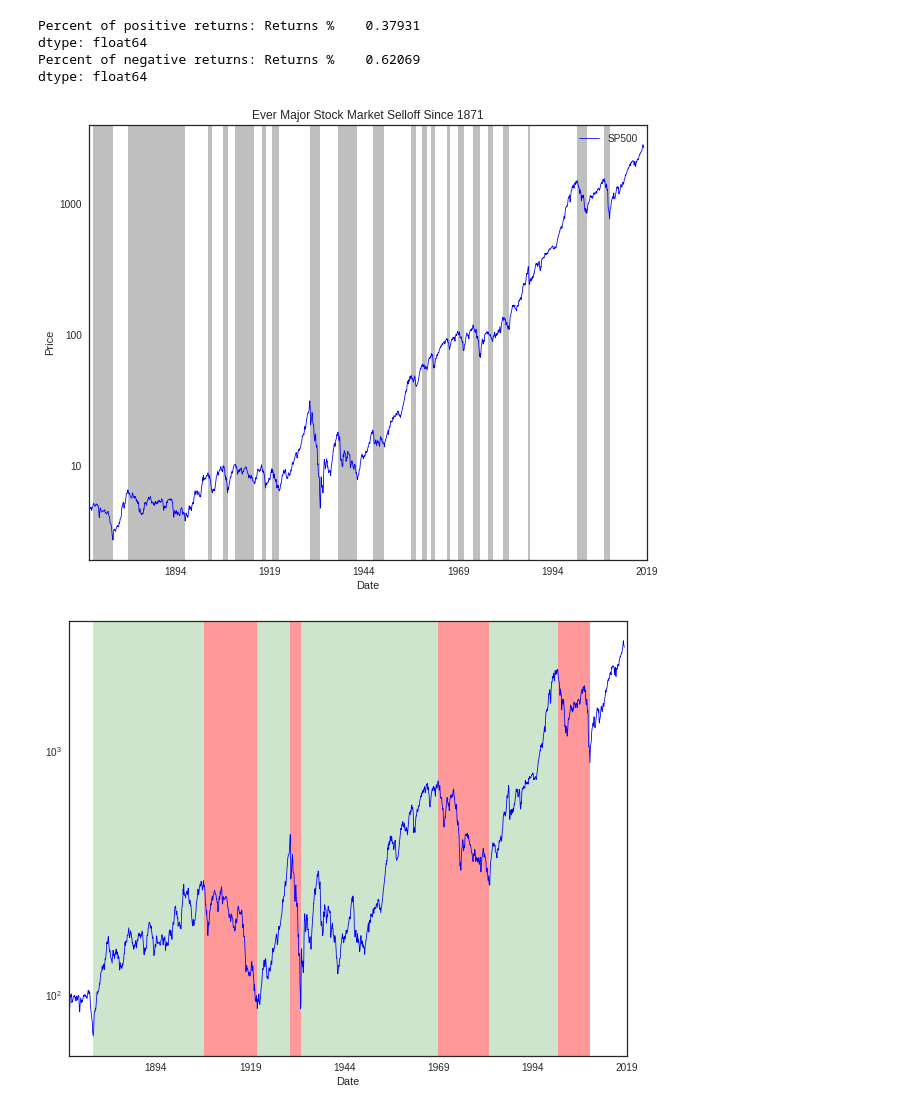
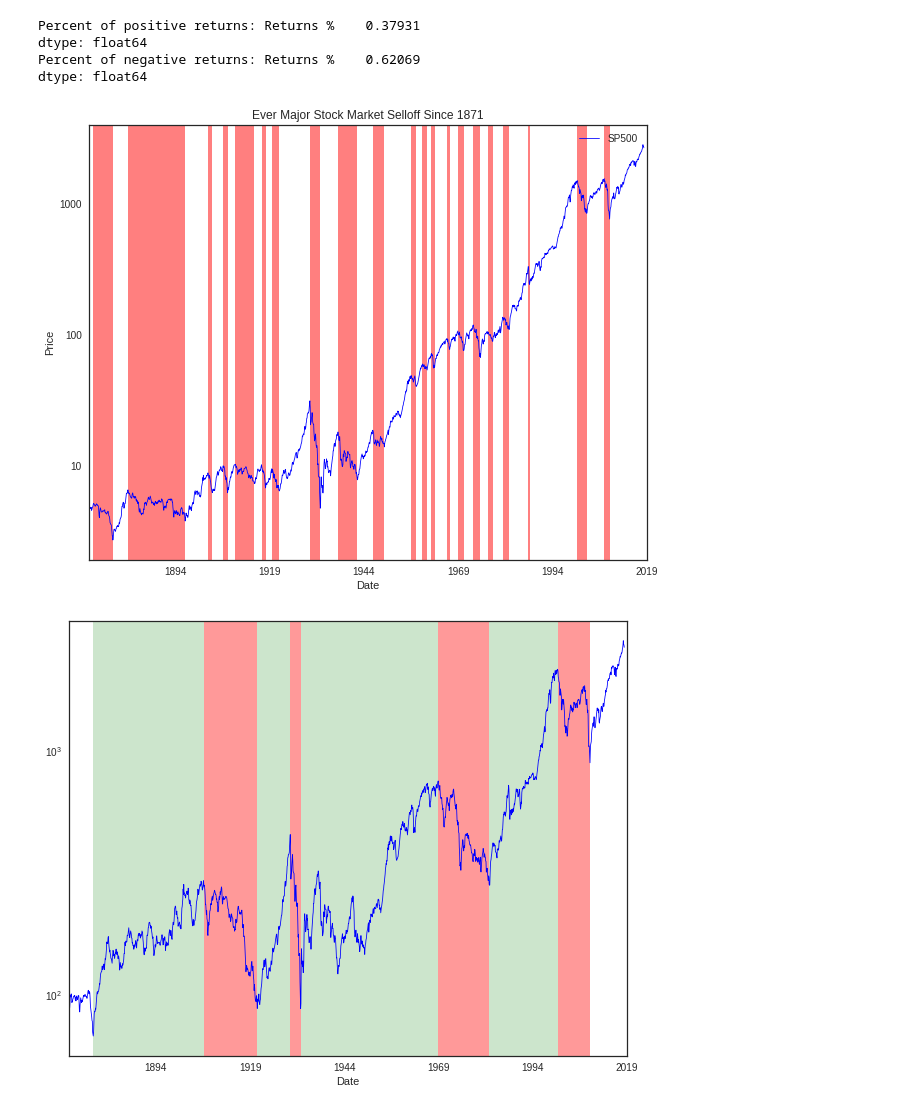
Before and after one commit to LambdaSchool/DS-Unit-1-Sprint-5-Data-Storytelling-Blog-Post, a Jupyter notebook: Data_Storytelling_Project.ipynb, the cells around one changed output. Drawn from its saved outputs; the diff is of its cells as text; code cells hidden in the pictures.

```diff
--- a/Data_Storytelling_Project.ipynb
+++ b/Data_Storytelling_Project.ipynb
@@ -609,44 +599,44 @@ selloff_start22, selloff_end22 = dt.datetime(2007, 10, 1), dt.datetime(2009, 3,
 # %%
 # Plotting largest selloffs with grey
 plt.style.use('seaborn-white')
 
 ax1 = df['SP500'].plot.line(color='b', linewidth=.8, figsize=(10, 8), logy=True, xlim=(dt.datetime(1871,1,1), dt.datetime(2019,1,1)))
 
-plt.axvspan(selloff_start1, selloff_end1, color='grey', alpha=0.5, lw=0)
-plt.axvspan(selloff_start2, selloff_end2, color='grey', alpha=0.5, lw=0)
-plt.axvspan(selloff_start3, selloff_end3, color='grey', alpha=0.5, lw=0)
-plt.axvspan(selloff_start4, selloff_end4, color='grey', alpha=0.5, lw=0)
-plt.axvspan(selloff_start5, selloff_end5, color='grey', alpha=0.5, lw=0)
-plt.axvspan(selloff_start6, selloff_end6, color='grey', alpha=0.5, lw=0)
-plt.axvspan(selloff_start7, selloff_end7, color='grey', alpha=0.5, lw=0)
-plt.axvspan(selloff_start8, selloff_end8, color='grey', alpha=0.5, lw=0)
-plt.axvspan(selloff_start9, selloff_end9, color='grey', alpha=0.5, lw=0)
-plt.axvspan(selloff_start10, selloff_end10, color='grey', alpha=0.5, lw=0)
-plt.axvspan(selloff_start11, selloff_end11, color='grey', alpha=0.5, lw=0)
-plt.axvspan(selloff_start12, selloff_end12, color='grey', alpha=0.5, lw=0)
-plt.axvspan(selloff_start13, selloff_end13, color='grey', alpha=0.5, lw=0)
-plt.axvspan(selloff_start14, selloff_end14, color='grey', alpha=0.5, lw=0)
-plt.axvspan(selloff_start15, selloff_end15, color='grey', alpha=0.5, lw=0)
-plt.axvspan(selloff_start16, selloff_end16, color='grey', alpha=0.5, lw=0)
-plt.axvspan(selloff_start17, selloff_end17, color='grey', alpha=0.5, lw=0)
-plt.axvspan(selloff_start18, selloff_end18, color='grey', alpha=0.5, lw=0)
-plt.axvspan(selloff_start19, selloff_end19, color='grey', alpha=0.5, lw=0)
+plt.axvspan(selloff_start1, selloff_end1, color='r', alpha=0.5, lw=0)
+plt.axvspan(selloff_start2, selloff_end2, color='r', alpha=0.5, lw=0)
+plt.axvspan(selloff_start3, selloff_end3, color='r', alpha=0.5, lw=0)
+plt.axvspan(selloff_start4, selloff_end4, color='r', alpha=0.5, lw=0)
+plt.axvspan(selloff_start5, selloff_end5, color='r', alpha=0.5, lw=0)
+plt.axvspan(selloff_start6, selloff_end6, color='r', alpha=0.5, lw=0)
+plt.axvspan(selloff_start7, selloff_end7, color='r', alpha=0.5, lw=0)
+plt.axvspan(selloff_start8, selloff_end8, color='r', alpha=0.5, lw=0)
+plt.axvspan(selloff_start9, selloff_end9, color='r', alpha=0.5, lw=0)
+plt.axvspan(selloff_start10, selloff_end10, color='r', alpha=0.5, lw=0)
+plt.axvspan(selloff_start11, selloff_end11, color='r', alpha=0.5, lw=0)
+plt.axvspan(selloff_start12, selloff_end12, color='r', alpha=0.5, lw=0)
+plt.axvspan(selloff_start13, selloff_end13, color='r', alpha=0.5, lw=0)
+plt.axvspan(selloff_start14, selloff_end14, color='r', alpha=0.5, lw=0)
+plt.axvspan(selloff_start15, selloff_end15, color='r', alpha=0.5, lw=0)
+plt.axvspan(selloff_start16, selloff_end16, color='r', alpha=0.5, lw=0)
+plt.axvspan(selloff_start17, selloff_end17, color='r', alpha=0.5, lw=0)
+plt.axvspan(selloff_start18, selloff_end18, color='r', alpha=0.5, lw=0)
+plt.axvspan(selloff_start19, selloff_end19, color='r', alpha=0.5, lw=0)
 #plt.axvspan(selloff_start20, selloff_end20, color='grey', alpha=0.5, lw=0)
-plt.axvspan(selloff_start21, selloff_end21, color='grey', alpha=0.5, lw=0)
-plt.axvspan(selloff_start22, selloff_end22, color='grey', alpha=0.5, lw=0)
+plt.axvspan(selloff_start21, selloff_end21, color='r', alpha=0.5, lw=0)
+plt.axvspan(selloff_start22, selloff_end22, color='r', alpha=0.5, lw=0)
 
 
 
 ax1.set(title="Ever Major Stock Market Selloff Since 1871")
 
 ax1.set(xlabel='Date', ylabel='Price')
 ax1.get_yaxis().set_major_formatter(matplotlib.ticker.ScalarFormatter())
 
 plt.legend()
 
 ax1;
 # %% [output]
-[figure, old version]
+[figure, new version]
 # %%
 # Setting max rows option to dig into data
 pd.options.display.max_rows = 2000
```
Also changed, not shown: parts of 40 cells of this notebook.
